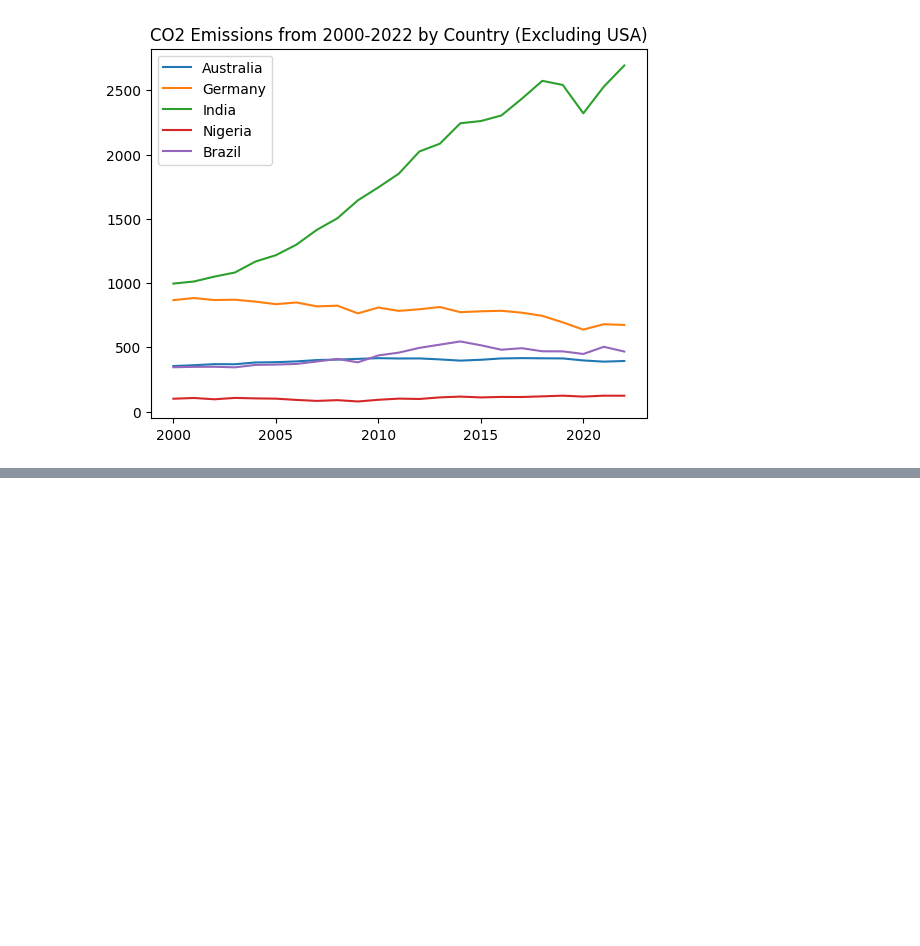
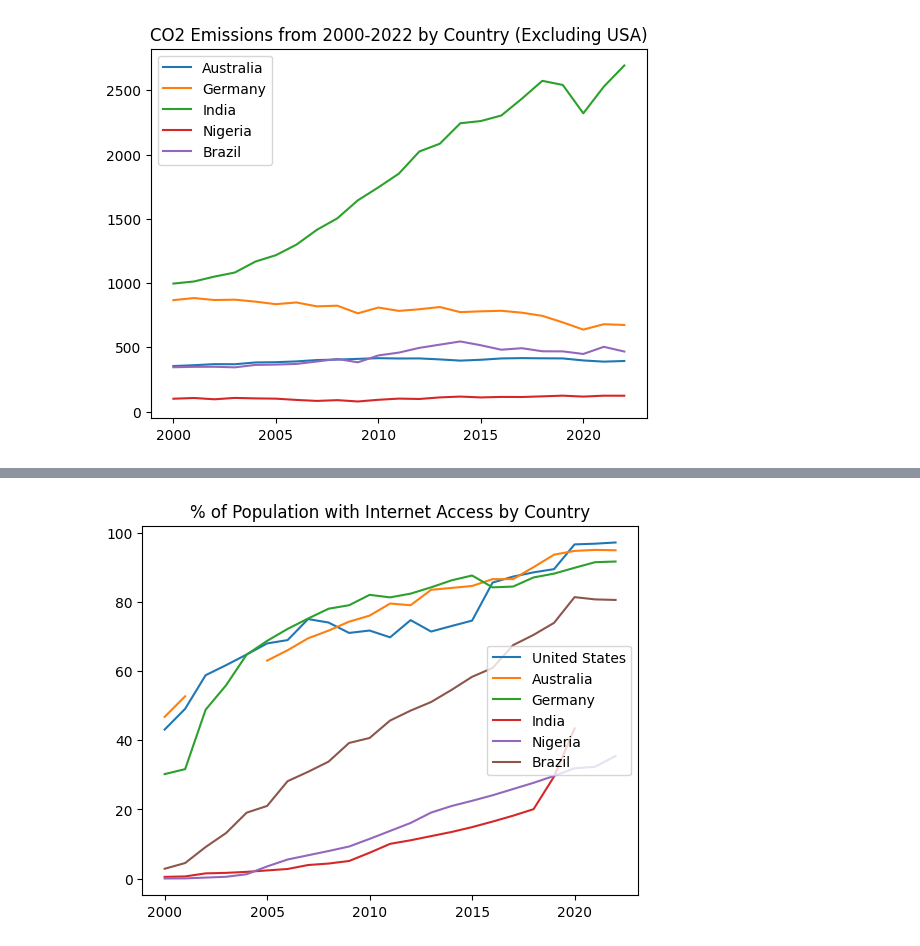
Before and after one commit to emmners/widsdatathon, a Jupyter notebook: urbanization_dataset.ipynb, the cells around one changed output, grey strips where cells are left out. Cells and saved outputs as stored; diff of their text form; code cells hidden in the pictures; blank space fills up the shorter version.

Commit message:
FINAL urbanization dataset visualization

```diff
--- a/urbanization_dataset.ipynb
+++ b/urbanization_dataset.ipynb
@@ -124,3 +124,16 @@ files.download("data.csv") #download
 # %% [output]
 [interactive output not drawn]
 [interactive output not drawn]
+# %%
+for country in countries:
+  internetpercent = []
+  for year in years:
+    sorted_val = sortcountry(country,df)
+    sorted_val = sortyear(year,sorted_val)
+    internetpercent.append(float(sorted_val['internet_use_pop'].iloc[0]))
+  plt.plot(years,internetpercent,label = str(country))
+plt.legend()
+plt.title("% of Population with Internet Access by Country")
+plt.show()
+# %% [output]
+[figure, added]
```
Also changed, not shown: parts of 1 cell of this notebook.
